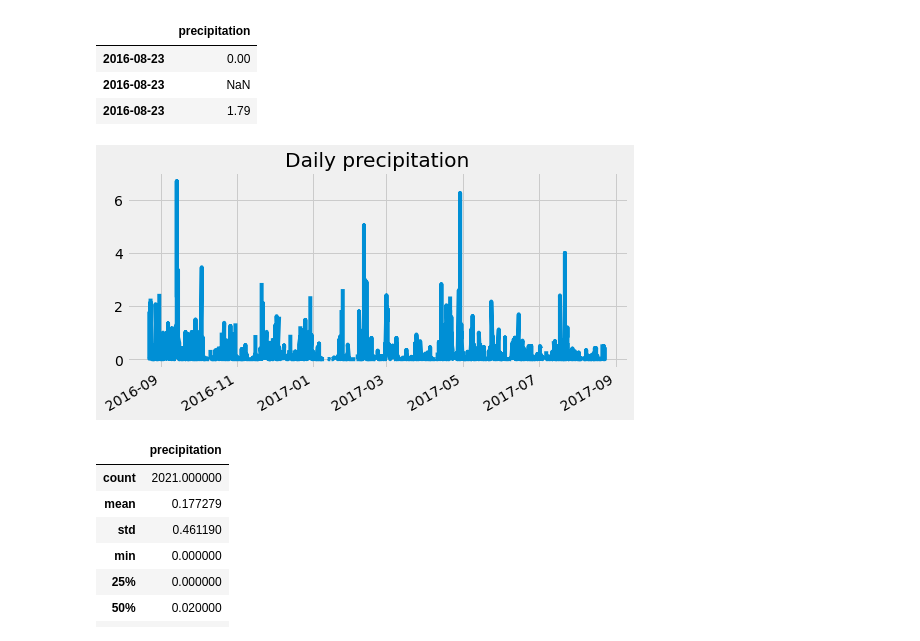
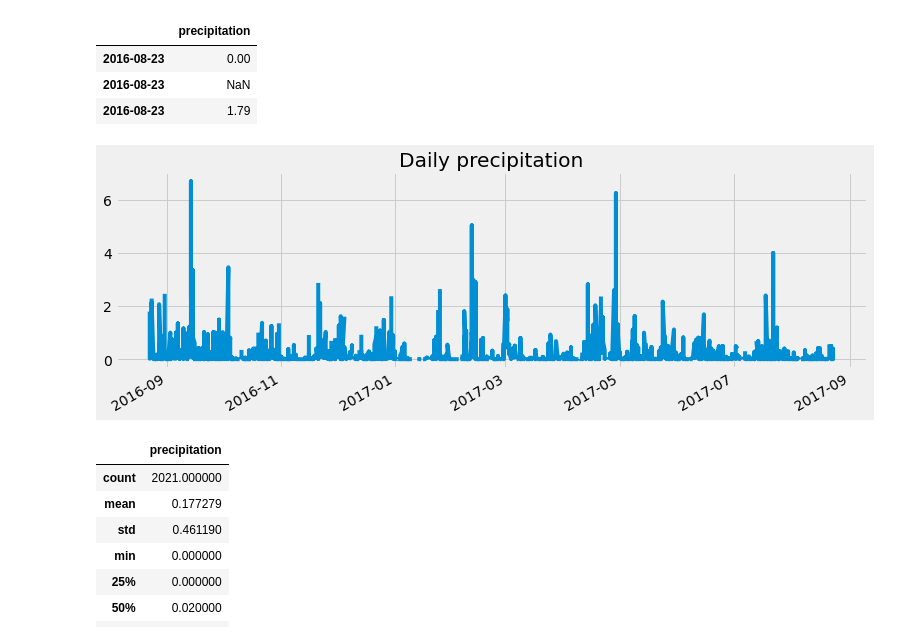
Before and after one commit to tri-bui/sandbox-dbs, a Jupyter notebook: hi-weather/climate_analysis.ipynb, the cells around one changed output. Cells and saved outputs as stored; diff of their text form; code cells hidden in the pictures.

```diff
--- a/hi-weather/climate_analysis.ipynb
+++ b/hi-weather/climate_analysis.ipynb
@@ -117,10 +117,10 @@ Mprcp_df.head(3)
 | 2016-08-23 | 1.79 |
 # %%
 # Plot precipitation
-Mprcp_df.plot(figsize=(8, 4), title='Daily precipitation', legend=False)
+Mprcp_df.plot(figsize=(12, 4), title='Daily precipitation', legend=False)
 plt.show()
 # %% [output]
-[figure, old version]
+[figure, new version]
 # %%
 # Precipitation summary statistics
 Mprcp_df.describe()
```
Also changed, not shown: parts of 9 cells of this notebook.
